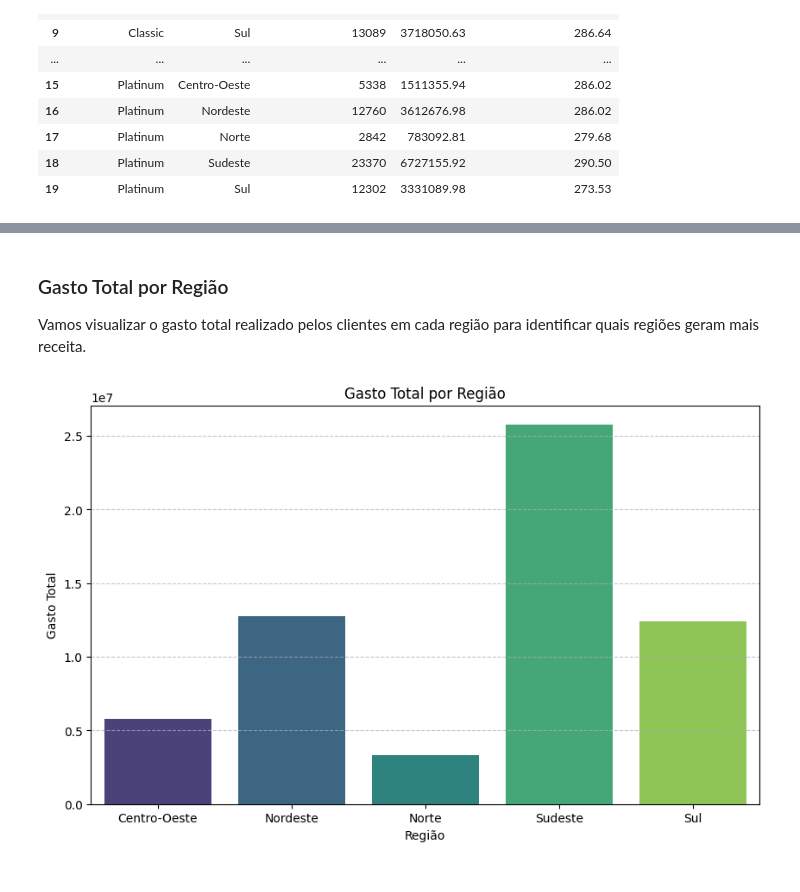
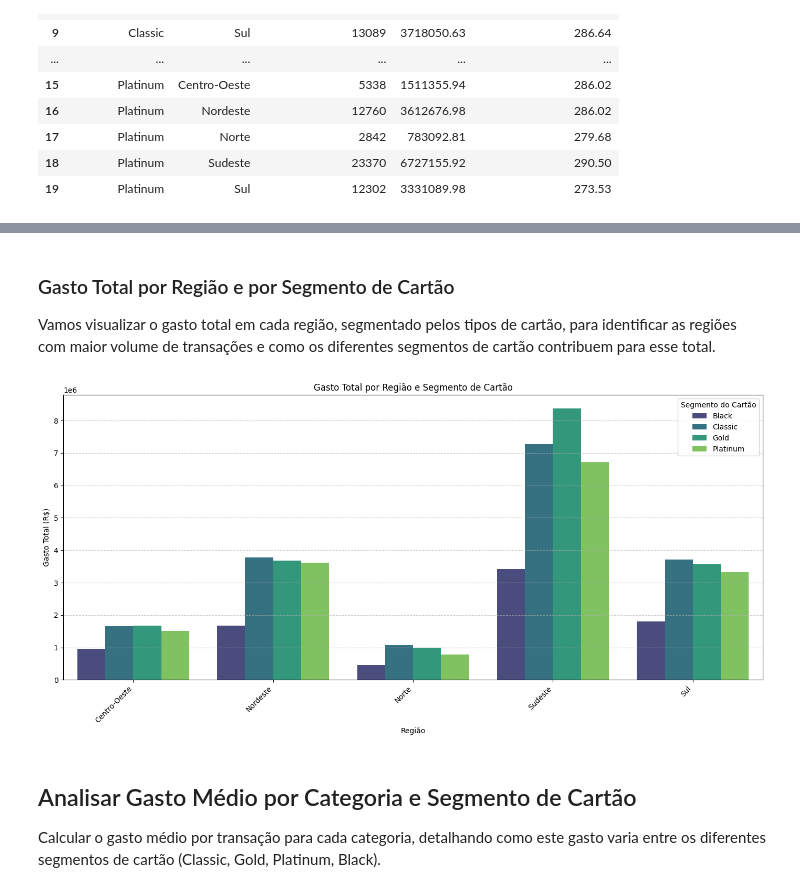
Before and after one commit to roneyreissilva/Projeto_Neocard, a Jupyter notebook: Notebook_Neocard_Roney.ipynb, the cells around one changed output, grey strips where cells are left out. Drawn from its saved outputs; the diff is of its cells as text; code cells hidden in the pictures.

```diff
--- a/Notebook_Neocard_Roney.ipynb
+++ b/Notebook_Neocard_Roney.ipynb
@@ -258,0 +310,22 @@ plt.show()
+# %%
+import unicodedata
+
+def remover_acentos_e_minusculas(texto):
+    if isinstance(texto, str):
+        nfkd_form = unicodedata.normalize('NFKD', texto)
+        # Remove caracteres diacríticos (acentos) e converte para minúsculas
+        texto_sem_acentos = ''.join([c for c in nfkd_form if not unicodedata.combining(c)])
+        return texto_sem_acentos.lower().replace('ç', 'c') # Lida com 'ç' especificamente
+    return texto
+
+# Aplicar a função à coluna 'categoria' do DataFrame df_transacoes
+df_transacoes['categoria'] = df_transacoes['categoria'].apply(remover_acentos_e_minusculas)
+
+# Salva a planilha corrigida
+df.to_excel('neocard_dataset_atualizado.xlsx', index=False)
+
+print("Valores únicos na coluna 'categoria' após padronização (minúsculas e sem acentos):")
+display(df_transacoes['categoria'].unique())
+
+print("\nContagem de registros por categoria após padronização:")
+display(df_transacoes['categoria'].value_counts())
@@ -259,3 +351,9 @@ plt.show()
+# %%
+# Mesclar df_clientes_sem_outliers_limite com df_transacoes (re-merge após limpeza de categorias)
+df_merged_cleaned_categories = pd.merge(df_clientes_sem_outliers_limite, df_transacoes, on='id_cliente', how='inner')
+
+# Salva a planilha corrigida
+df.to_excel('neocard_dataset_atualizado.xlsx', index=False)
 # %% [markdown]
 ### Partindo para a Estatística descritiva com os dados Limpos
 # %% [markdown]
@@ -434,18 +544,25 @@ Análise Agregada por Segmento de Cartão e Região:
 # %% [markdown]
-### Gasto Total por Região
+### Gasto Total por Região e por Segmento de Cartão
 
-Vamos visualizar o gasto total realizado pelos clientes em cada região para identificar quais regiões geram mais receita.
+Vamos visualizar o gasto total em cada região, segmentado pelos tipos de cartão, para identificar as regiões com maior volume de transações e como os diferentes segmentos de cartão contribuem para esse total.
 # %%
-# Calcular o gasto total por região
-gasto_total_por_regiao = analise_segmento_regiao.groupby('regiao')['gasto_total'].sum().reset_index()
+# Calcular o gasto total por região e segmento de cartão
+gasto_total_por_regiao_segmento = df_merged_cleaned_categories.groupby(['regiao', 'segmento_cartao'])['valor_transacao'].sum().reset_index()
 
 # Gerar o gráfico de barras
-plt.figure(figsize=(10, 6))
-sns.barplot(x='regiao', y='gasto_total', data=gasto_total_por_regiao, palette='viridis', hue='regiao', legend=False)
-plt.title('Gasto Total por Região')
+plt.figure(figsize=(14, 7))
+sns.barplot(x='regiao', y='valor_transacao', hue='segmento_cartao', data=gasto_total_por_regiao_segmento, palette='viridis')
+plt.title('Gasto Total por Região e Segmento de Cartão')
 plt.xlabel('Região')
-plt.ylabel('Gasto Total')
+plt.ylabel('Gasto Total (R$)')
+plt.xticks(rotation=45, ha='right')
+plt.legend(title='Segmento do Cartão')
 plt.grid(axis='y', linestyle='--', alpha=0.7)
+plt.tight_layout()
 plt.show()
 # %% [output]
-[figure, old version]
+[figure, new version]
+# %% [markdown]
+## Analisar Gasto Médio por Categoria e Segmento de Cartão
+
+Calcular o gasto médio por transação para cada categoria, detalhando como este gasto varia entre os diferentes segmentos de cartão (Classic, Gold, Platinum, Black).
```
Also changed, not shown: parts of 28 cells of this notebook.
